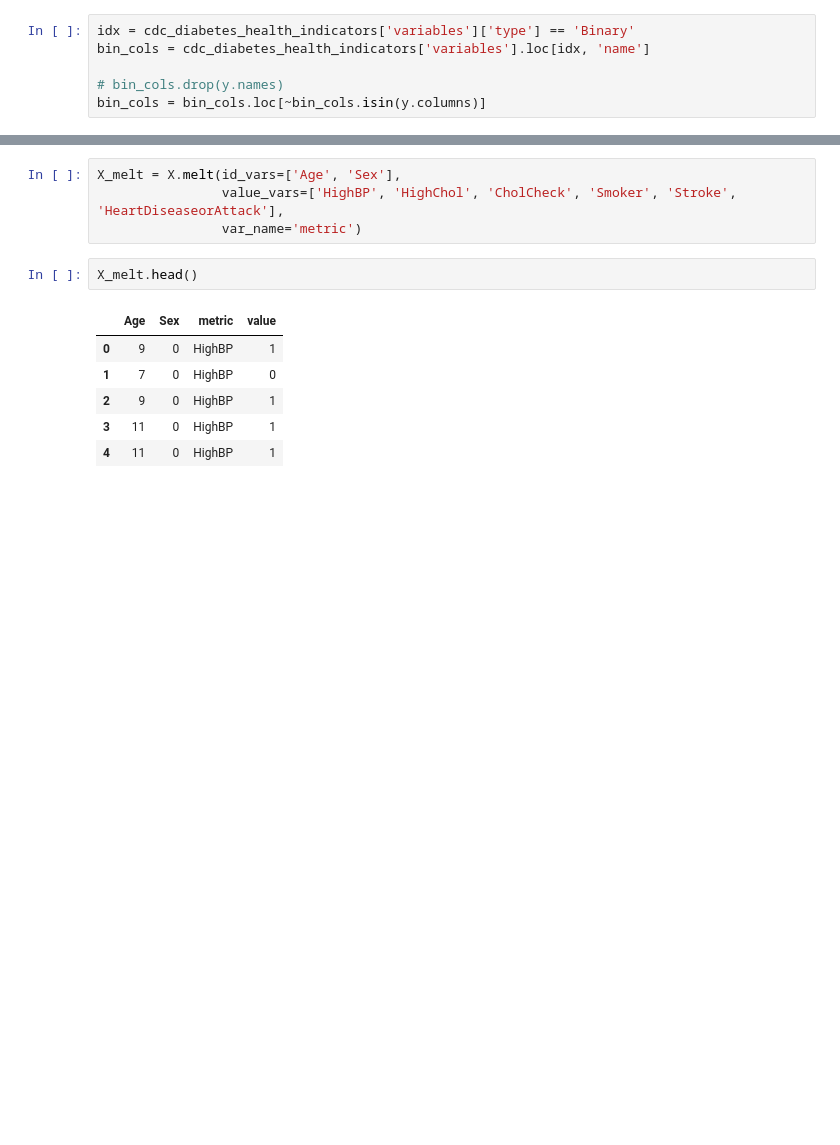
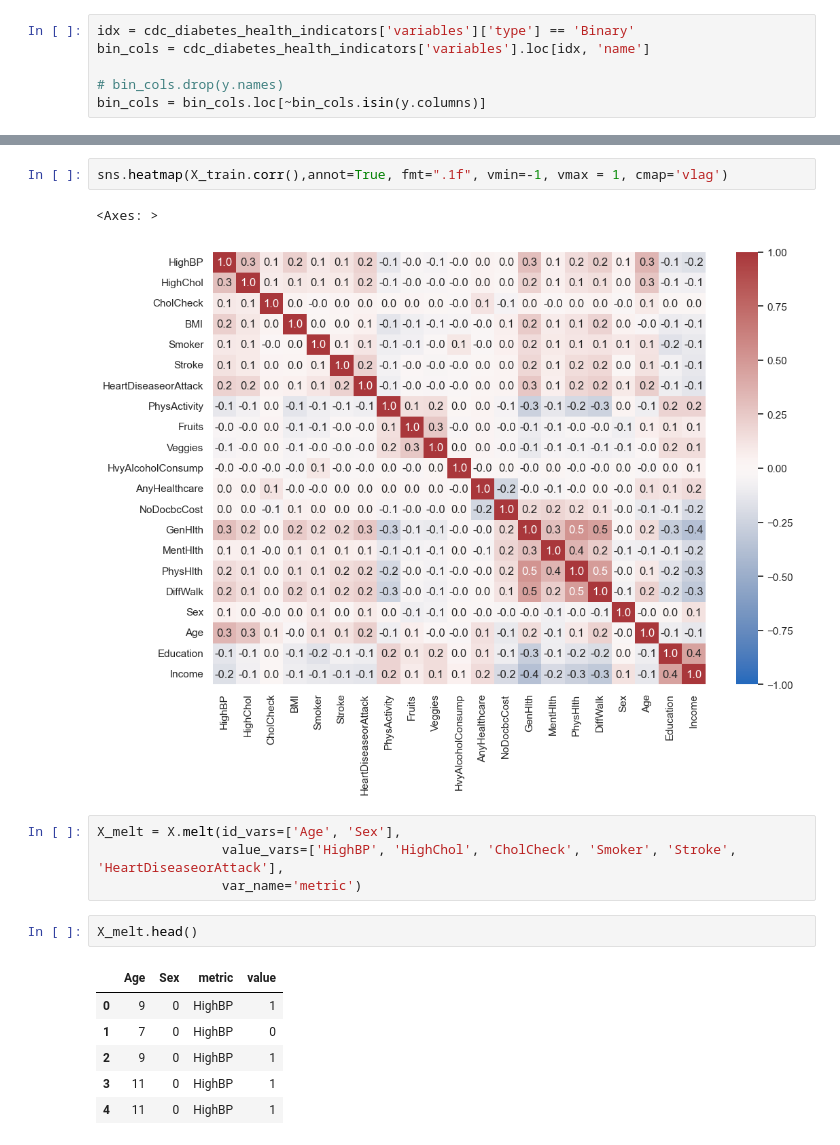
Before and after one commit to PavanKB/PS_1, a Jupyter notebook: assignment_1.ipynb, the cells around one changed output, grey strips where cells are left out. Cells and saved outputs as stored; diff of their text form; blank space fills up the shorter version.

```diff
--- a/assignment_1.ipynb
+++ b/assignment_1.ipynb
@@ -125,3 +141,8 @@ Index(['HighBP', 'HighChol', 'CholCheck', 'BMI', 'Smoker', 'Stroke',
+# %%
+sns.heatmap(X_train.corr(),annot=True, fmt=".1f", vmin=-1, vmax = 1, cmap='vlag')
+# %% [output]
+<Axes: >
+[figure, new version]
 # %%
 X_melt = X.melt(id_vars=['Age', 'Sex'],
                 value_vars=['HighBP', 'HighChol', 'CholCheck', 'Smoker', 'Stroke', 'HeartDiseaseorAttack'],
```
Also changed, not shown: parts of 17 cells of this notebook.
